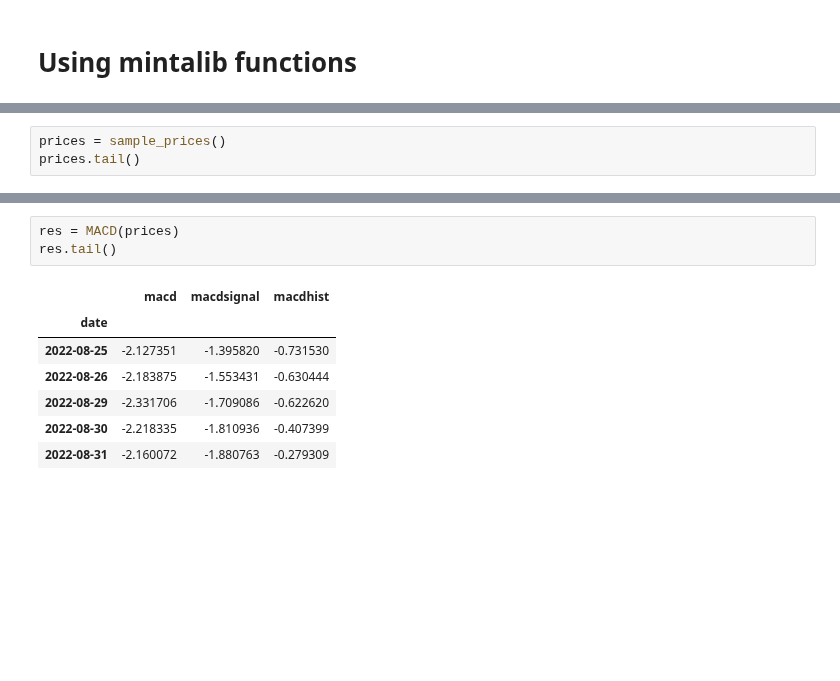
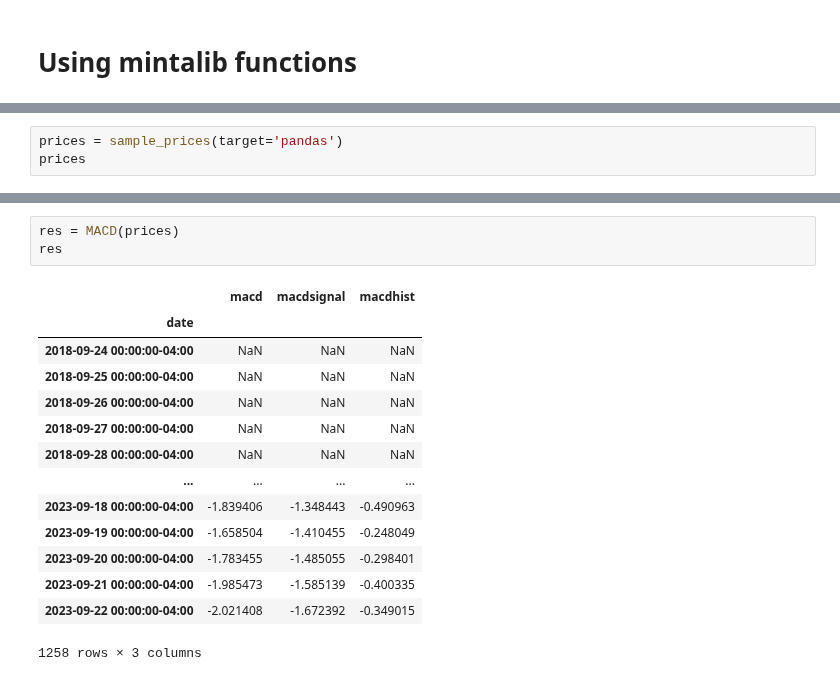
Before and after one commit to furechan/mintalib, a Jupyter notebook: examples/mintalib-funcs.ipynb, the cells around one changed output, grey strips where cells are left out. Cells and saved outputs as stored; diff of their text form; blank space fills up the shorter version.

```diff
--- a/examples/mintalib-funcs.ipynb
+++ b/examples/mintalib-funcs.ipynb
@@ -7,6 +6,6 @@ from mintalib.core import EMA, SMA, TRANGE, MACD
 # %%
-prices = sample_prices()
-prices.tail()
+prices = sample_prices(target='pandas')
+prices
 # %% [output]
 |  | open | high | low | close | volume | change |
 | date |  |  |  |  |  |  |
@@ -18,13 +24,20 @@ prices.tail()
 # %%
 res = MACD(prices)
-res.tail()
+res
 # %% [output]
 |  | macd | macdsignal | macdhist |
 | date |  |  |  |
-| 2022-08-25 | -2.127351 | -1.395820 | -0.731530 |
-| 2022-08-26 | -2.183875 | -1.553431 | -0.630444 |
-| 2022-08-29 | -2.331706 | -1.709086 | -0.622620 |
-| 2022-08-30 | -2.218335 | -1.810936 | -0.407399 |
-| 2022-08-31 | -2.160072 | -1.880763 | -0.279309 |
+| 2018-09-24 00:00:00-04:00 | NaN | NaN | NaN |
+| 2018-09-25 00:00:00-04:00 | NaN | NaN | NaN |
+| 2018-09-26 00:00:00-04:00 | NaN | NaN | NaN |
+| 2018-09-27 00:00:00-04:00 | NaN | NaN | NaN |
+| 2018-09-28 00:00:00-04:00 | NaN | NaN | NaN |
+| ... | ... | ... | ... |
+| 2023-09-18 00:00:00-04:00 | -1.839406 | -1.348443 | -0.490963 |
+| 2023-09-19 00:00:00-04:00 | -1.658504 | -1.410455 | -0.248049 |
+| 2023-09-20 00:00:00-04:00 | -1.783455 | -1.485055 | -0.298401 |
+| 2023-09-21 00:00:00-04:00 | -1.985473 | -1.585139 | -0.400335 |
+| 2023-09-22 00:00:00-04:00 | -2.021408 | -1.672392 | -0.349015 |
+1258 rows × 3 columns
 # %%
 res = TRANGE(prices)
```
Also changed, not shown: parts of 4 cells of this notebook, 25 other files.
